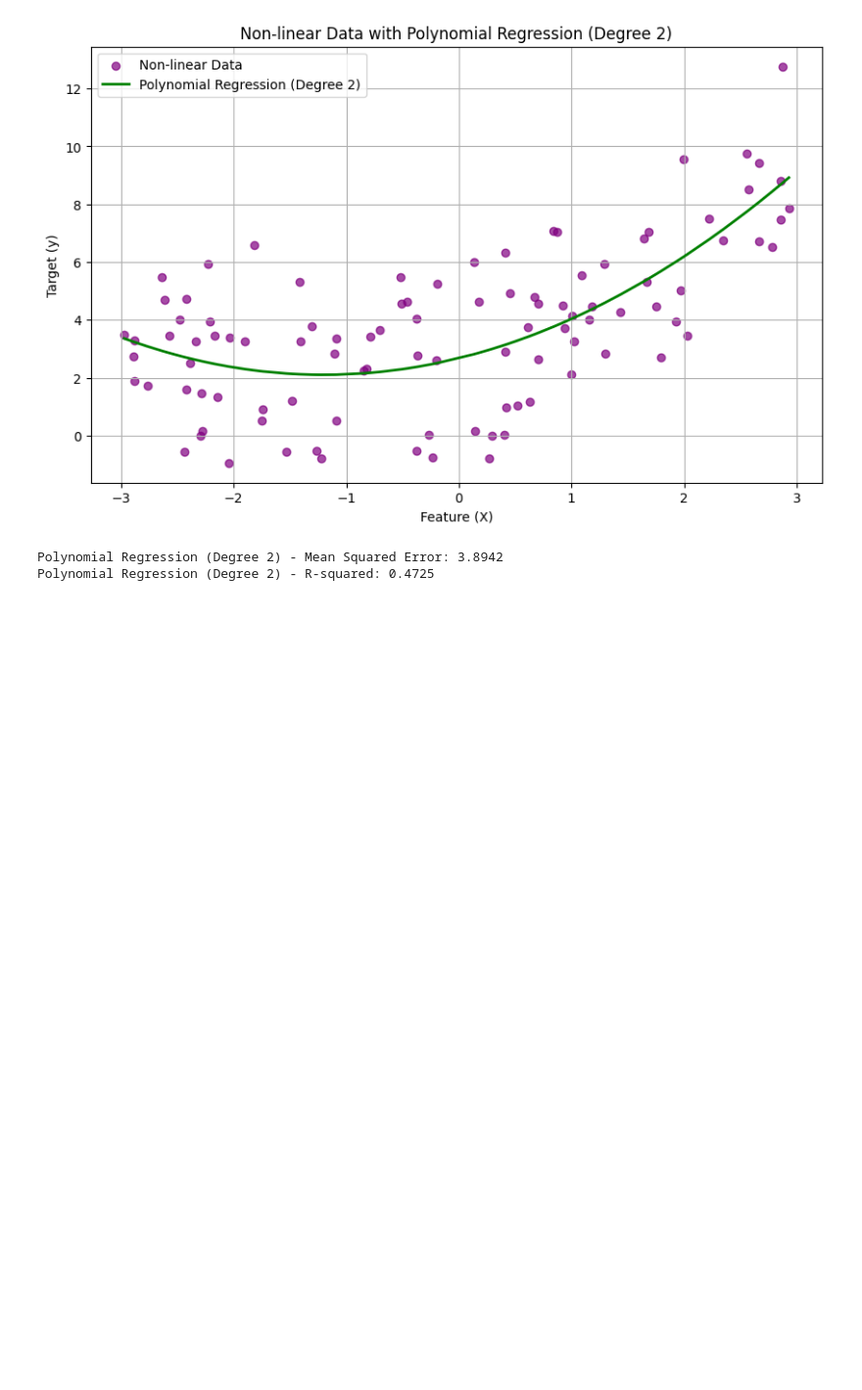
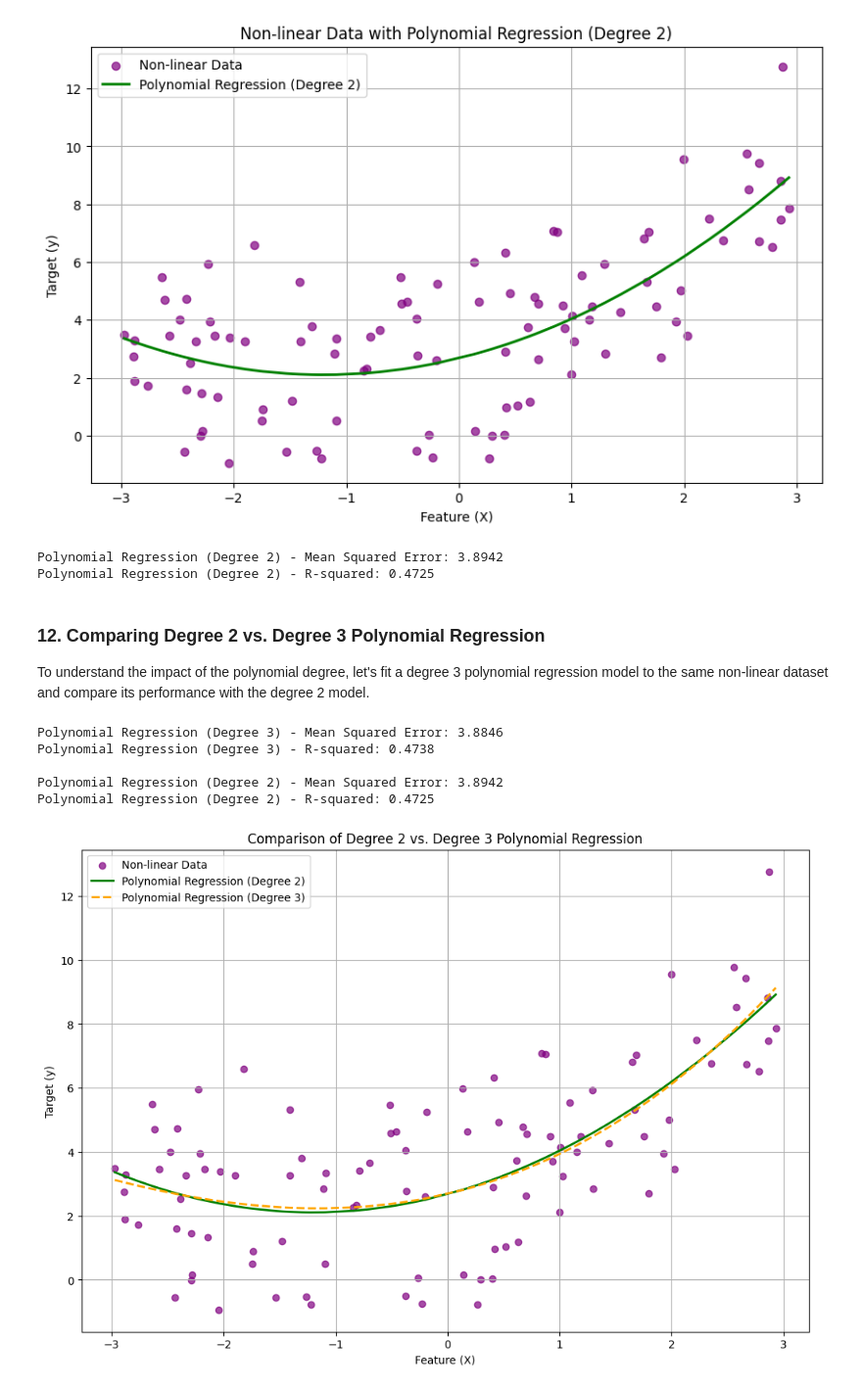
Before and after one commit to amit-sahu-a11y/ML_projects_for_practice, a Jupyter notebook: Untitled51.ipynb, the cells around one changed output. Shown at 98% size. Cells and saved outputs as stored; diff of their text form; code cells hidden in the pictures; blank space fills up the shorter version.

Commit message:
the performance of degree 2 versus degree 3 polynomial regression.

```diff
--- a/Untitled51.ipynb
+++ b/Untitled51.ipynb
@@ -411,3 +411,52 @@ print(f"Polynomial Regression (Degree {degree}) - R-squared: {r2_nonlinear:.4f}"
 [figure]
 Polynomial Regression (Degree 2) - Mean Squared Error: 3.8942
 Polynomial Regression (Degree 2) - R-squared: 0.4725
+# %% [markdown]
+### 12. Comparing Degree 2 vs. Degree 3 Polynomial Regression
+
+To understand the impact of the polynomial degree, let's fit a degree 3 polynomial regression model to the same non-linear dataset and compare its performance with the degree 2 model.
+# %%
+from sklearn.preprocessing import PolynomialFeatures
+from sklearn.pipeline import make_pipeline
+
+# Apply Polynomial Regression with degree 3
+degree_3 = 3
+poly_model_3 = make_pipeline(PolynomialFeatures(degree_3),
+                             LinearRegression())
+
+poly_model_3.fit(X_nonlinear, y_nonlinear)
+y_pred_nonlinear_3 = poly_model_3.predict(X_nonlinear)
+
+# Evaluate the degree 3 model
+mse_nonlinear_3 = mean_squared_error(y_nonlinear, y_pred_nonlinear_3)
+r2_nonlinear_3 = r2_score(y_nonlinear, y_pred_nonlinear_3)
+
+print(f"Polynomial Regression (Degree {degree_3}) - Mean Squared Error: {mse_nonlinear_3:.4f}")
+print(f"Polynomial Regression (Degree {degree_3}) - R-squared: {r2_nonlinear_3:.4f}")
+
+print(f"\nPolynomial Regression (Degree {degree}) - Mean Squared Error: {mse_nonlinear:.4f}")
+print(f"Polynomial Regression (Degree {degree}) - R-squared: {r2_nonlinear:.4f}")
+# %% [output]
+Polynomial Regression (Degree 3) - Mean Squared Error: 3.8846
+Polynomial Regression (Degree 3) - R-squared: 0.4738
+
+Polynomial Regression (Degree 2) - Mean Squared Error: 3.8942
+Polynomial Regression (Degree 2) - R-squared: 0.4725
+# %%
+# Sort the values for plotting a smooth line for degree 3 model
+y_pred_sort_3 = poly_model_3.predict(X_sort)
+
+# Plot the non-linear data and both polynomial regression fits
+plt.figure(figsize=(12, 8))
+plt.scatter(X_nonlinear, y_nonlinear, c='purple', alpha=0.7, label='Non-linear Data')
+plt.plot(X_sort, y_pred_sort, color='green', linewidth=2, label=f'Polynomial Regression (Degree {degree})')
+plt.plot(X_sort, y_pred_sort_3, color='orange', linestyle='--', linewidth=2, label=f'Polynomial Regression (Degree {degree_3})')
+
+plt.title('Comparison of Degree 2 vs. Degree 3 Polynomial Regression')
+plt.xlabel('Feature (X)')
+plt.ylabel('Target (y)')
+plt.grid(True)
+plt.legend()
+plt.show()
+# %% [output]
+[figure, added]
```
